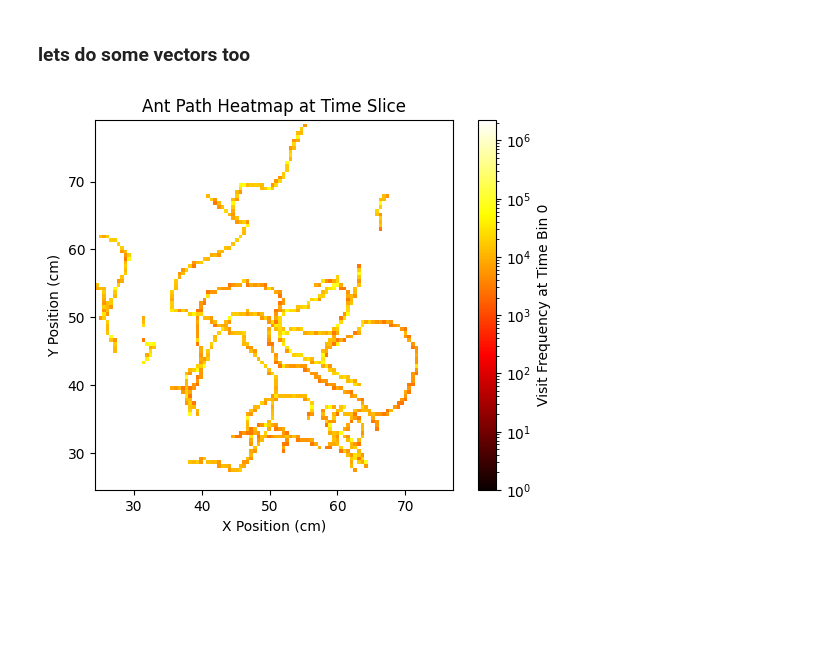
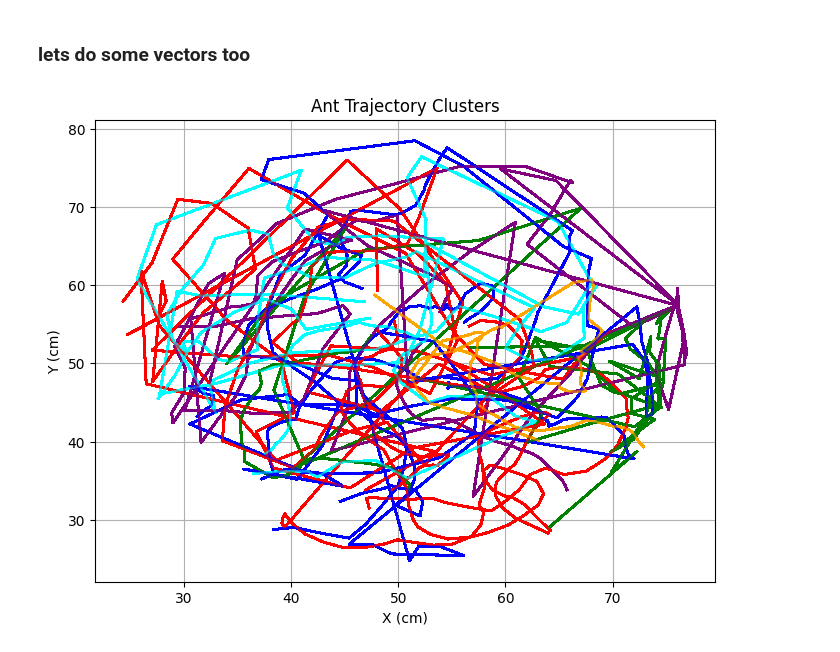
Before and after one commit to shepai/ant_trajectory, a Jupyter notebook: experimental/plotter_hardly_know_her.ipynb, the cells around one changed output. Saved outputs shown, nothing was run; the diff lists cells and outputs as text; code cells hidden in the pictures; blank space fills up the shorter version.

```diff
--- a/experimental/plotter_hardly_know_her.ipynb
+++ b/experimental/plotter_hardly_know_her.ipynb
@@ -47,16 +47,16 @@ plt.show()
 # %%
 all_x = []
 all_y = []
-
+initial_points=[]
 for example in dataset:
     all_x.extend(example['body_x_cm'])
     all_y.extend(example['body_y_cm'])
-
-heatmap, xedges, yedges = np.histogram2d(all_x, all_y, bins=80)
+    #initial_points.append([example['body_x_cm']-example['food_rel_x_cm'],example['body_y_cm']-example['food_rel_y_cm']])
+    plt.scatter(example['body_x_cm'][0]-example['food_rel_x_cm'][0],example['body_y_cm'][0]-example['food_rel_y_cm'][0])
+heatmap, xedges, yedges = np.histogram2d(all_x, all_y, bins=100)
 
 #plot the heatmap
 plt.figure(figsize=(8, 6))
-heatmap[heatmap]
 plt.imshow(
     heatmap.T, origin='lower',
     extent=[min(all_x), max(all_x), min(all_y), max(all_y)],
@@ -88,34 +86,6 @@ plt.show()
 [figure]
 # %% [markdown]
 ### lets do some vectors too
-# %%
-
-all_coords = []
-
-for example in dataset: #gather dataset
-    xs = example['body_x_cm']
-    ys = example['body_y_cm']
-    ts = example['time']
-
-    for x, y, t in zip(xs, ys, ts):
-        all_coords.append([x, y, t]) #add x y and time
-
-all_coords = np.array(all_coords)
-heatmap, edges = np.histogramdd(all_coords, bins=(100, 100, 10)) #convert to a 3d histroygram
-time_index = 0
-plt.imshow(
-    heatmap[:, :, time_index].T, origin='lower',
-    extent=[edges[0][0], edges[0][-1], edges[1][0], edges[1][-1]],
-    cmap='hot', interpolation='nearest',
-    norm=LogNorm(vmin=1, vmax=heatmap.max())
-)
-plt.colorbar(label='Visit Frequency at Time Bin {}'.format(time_index))
-plt.xlabel('X Position (cm)')
-plt.ylabel('Y Position (cm)')
-plt.title('Ant Path Heatmap at Time Slice')
-plt.show()
-# %% [output]
-[figure, removed]
 # %%
 
 def resample_trajectory(x, y, num_points=50):
@@ -145,10 +111,15 @@ labels = kmeans.fit_predict(all_trajs)
 # %%
+k = 100 #sample based on
+kmeans = KMeans(n_clusters=k, random_state=42)
+labels = kmeans.fit_predict(all_trajs)
 colors = ['red', 'blue', 'green', 'purple', 'orange', 'cyan']
 plt.figure(figsize=(8, 6))
 for (x, y), label in zip(valid_trajs, labels):
     plt.plot(x, y, alpha=0.3, color=colors[label % len(colors)])
 plt.title("Ant Trajectory Clusters")
 plt.xlabel("X (cm)")
 plt.ylabel("Y (cm)")
 plt.grid(True)
 plt.show()
+# %% [output]
+[figure, added]
```
Also changed, not shown: parts of 2 cells of this notebook.
